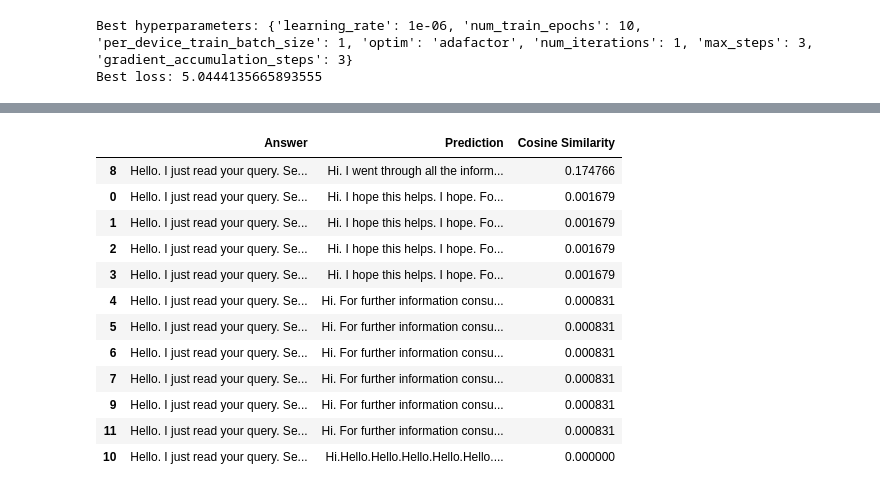
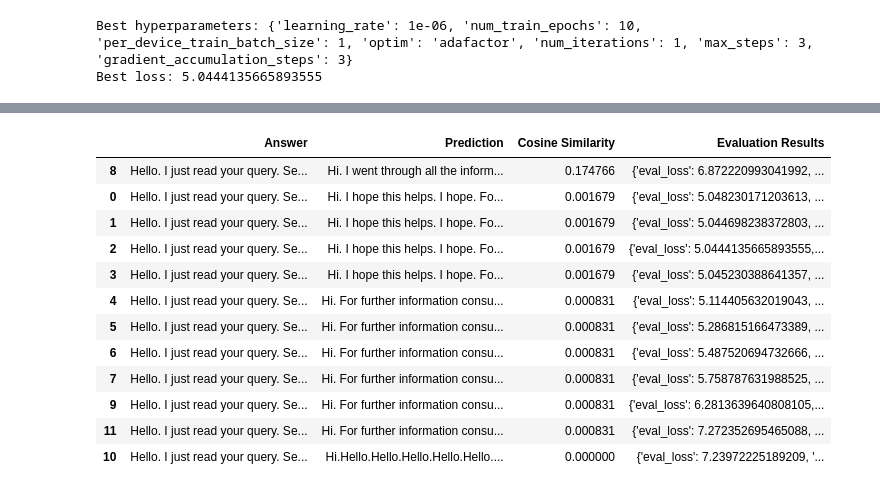
Before and after one commit to ruslanmv/How-to-Finetuning-Large-Language-Models, a Jupyter notebook: 5-SearchGrid-with-Evaluation.ipynb, the cells around one changed output, grey strips where cells are left out. Cells and saved outputs as stored; diff of their text form; code cells hidden in the pictures.

```diff
--- a/5-SearchGrid-with-Evaluation.ipynb
+++ b/5-SearchGrid-with-Evaluation.ipynb
@@ -407,18 +407,18 @@ df_sorted.head()
 # Sort the DataFrame by 'Cosine Similarity' from largest to smallest
 df_cos = df.sort_values(by='Cosine Similarity', ascending=False)
 # %%
-df_cos[["Answer","Prediction","Cosine Similarity"]]
+df_cos[["Answer","Prediction","Cosine Similarity","Evaluation Results"]]
 # %% [output]
-|  | Answer | Prediction | Cosine Similarity |
-| 8 | Hello. I just read your query. Se... | Hi. I went through all the inform... | 0.174766 |
-| 0 | Hello. I just read your query. Se... | Hi. I hope this helps. I hope. Fo... | 0.001679 |
-| 1 | Hello. I just read your query. Se... | Hi. I hope this helps. I hope. Fo... | 0.001679 |
-| 2 | Hello. I just read your query. Se... | Hi. I hope this helps. I hope. Fo... | 0.001679 |
-| 3 | Hello. I just read your query. Se... | Hi. I hope this helps. I hope. Fo... | 0.001679 |
-| 4 | Hello. I just read your query. Se... | Hi. For further information consu... | 0.000831 |
-| 5 | Hello. I just read your query. Se... | Hi. For further information consu... | 0.000831 |
-| 6 | Hello. I just read your query. Se... | Hi. For further information consu... | 0.000831 |
-| 7 | Hello. I just read your query. Se... | Hi. For further information consu... | 0.000831 |
-| 9 | Hello. I just read your query. Se... | Hi. For further information consu... | 0.000831 |
-| 11 | Hello. I just read your query. Se... | Hi. For further information consu... | 0.000831 |
-| 10 | Hello. I just read your query. Se... | Hi.Hello.Hello.Hello.Hello.Hello.... | 0.000000 |
+|  | Answer | Prediction | Cosine Similarity | Evaluation Results |
+| 8 | Hello. I just read your query. Se... | Hi. I went through all the inform... | 0.174766 | {'eval_loss': 6.872220993041992, ... |
+| 0 | Hello. I just read your query. Se... | Hi. I hope this helps. I hope. Fo... | 0.001679 | {'eval_loss': 5.048230171203613, ... |
+| 1 | Hello. I just read your query. Se... | Hi. I hope this helps. I hope. Fo... | 0.001679 | {'eval_loss': 5.044698238372803, ... |
+| 2 | Hello. I just read your query. Se... | Hi. I hope this helps. I hope. Fo... | 0.001679 | {'eval_loss': 5.0444135665893555,... |
+| 3 | Hello. I just read your query. Se... | Hi. I hope this helps. I hope. Fo... | 0.001679 | {'eval_loss': 5.045230388641357, ... |
+| 4 | Hello. I just read your query. Se... | Hi. For further information consu... | 0.000831 | {'eval_loss': 5.114405632019043, ... |
+| 5 | Hello. I just read your query. Se... | Hi. For further information consu... | 0.000831 | {'eval_loss': 5.286815166473389, ... |
+| 6 | Hello. I just read your query. Se... | Hi. For further information consu... | 0.000831 | {'eval_loss': 5.487520694732666, ... |
+| 7 | Hello. I just read your query. Se... | Hi. For further information consu... | 0.000831 | {'eval_loss': 5.758787631988525, ... |
+| 9 | Hello. I just read your query. Se... | Hi. For further information consu... | 0.000831 | {'eval_loss': 6.2813639640808105,... |
+| 11 | Hello. I just read your query. Se... | Hi. For further information consu... | 0.000831 | {'eval_loss': 7.272352695465088, ... |
+| 10 | Hello. I just read your query. Se... | Hi.Hello.Hello.Hello.Hello.Hello.... | 0.000000 | {'eval_loss': 7.23972225189209, '... |
```
